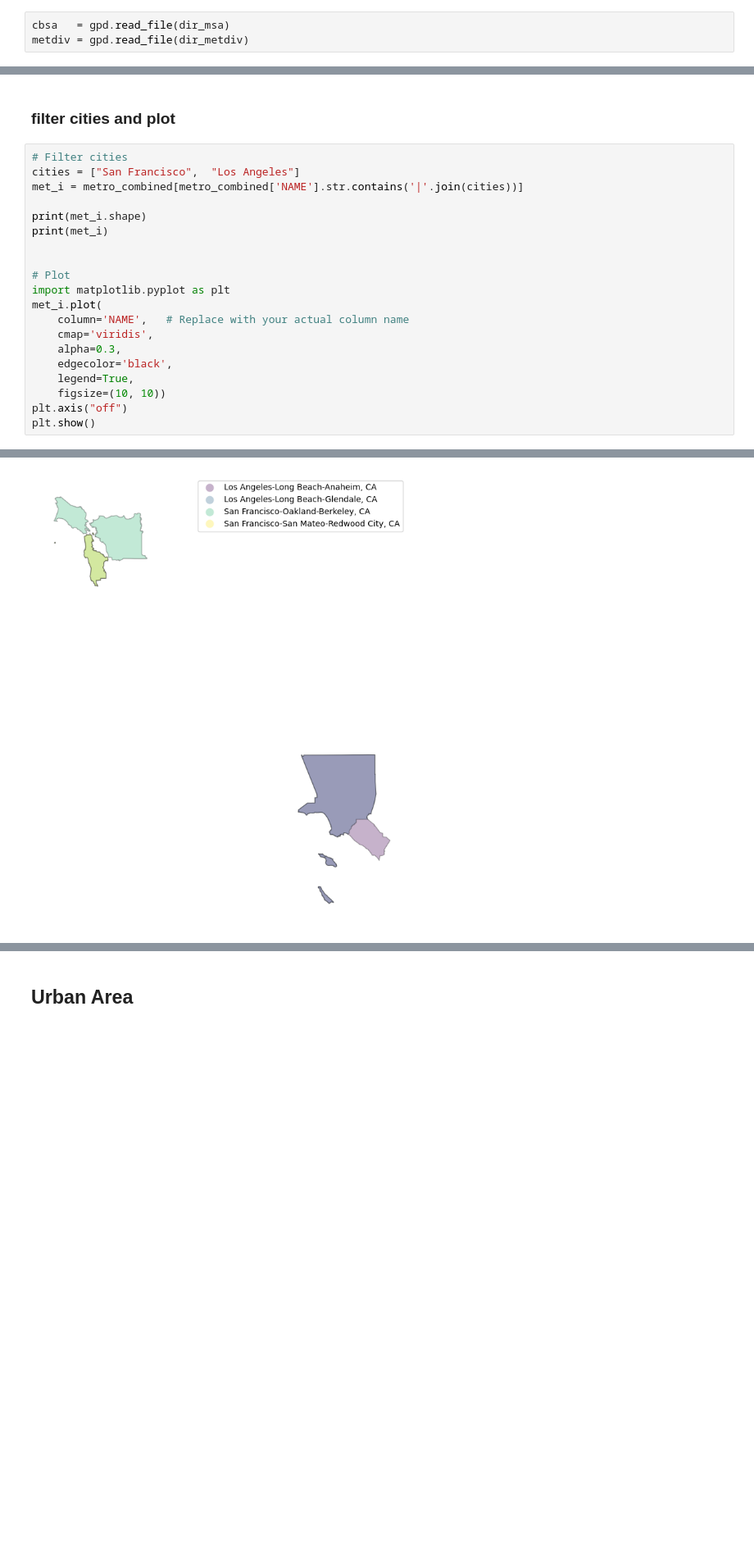
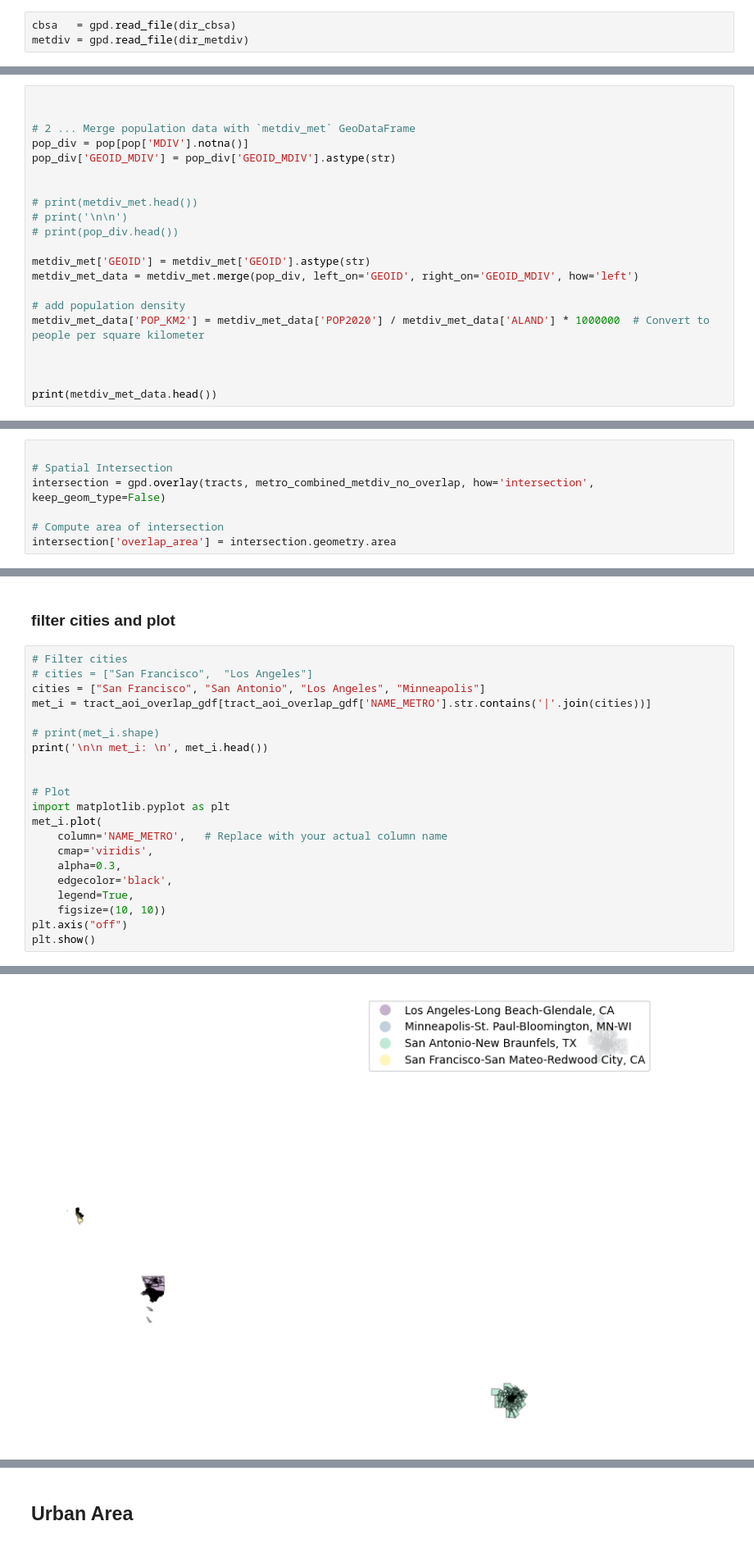
Before and after one commit to natcap/invest-mental-health, a Jupyter notebook: code/00a-aoi-urban-area.ipynb, the cells around one changed output, grey strips where cells are left out. Shown at 82% size. Drawn from its saved outputs; the diff is of its cells as text; blank space fills up the shorter version.

Commit message:
AOI data: metro, place, urban area

```diff
--- a/code/00a-aoi-urban-area.ipynb
+++ b/code/00a-aoi-urban-area.ipynb
@@ -28,7 +83,7 @@ bg = gpd.read_file(dir_bg)
 # %% [markdown]
 ## MSA
 # %%
-cbsa   = gpd.read_file(dir_msa)
+cbsa   = gpd.read_file(dir_cbsa)
 metdiv = gpd.read_file(dir_metdiv)
 # %% [markdown]
 ### filter metro area
@@ -69,0 +175,21 @@ Index(['CSAFP', 'CBSAFP', 'AFFGEOID', 'GEOID', 'NAME', 'NAMELSAD', 'LSAD',
+# %%
+
+
+# 2 ... Merge population data with `metdiv_met` GeoDataFrame
+pop_div = pop[pop['MDIV'].notna()]
+pop_div['GEOID_MDIV'] = pop_div['GEOID_MDIV'].astype(str)
+
+
+# print(metdiv_met.head())
+# print('\n\n')
+# print(pop_div.head())
+
+metdiv_met['GEOID'] = metdiv_met['GEOID'].astype(str)
+metdiv_met_data = metdiv_met.merge(pop_div, left_on='GEOID', right_on='GEOID_MDIV', how='left')
+
+# add population density
+metdiv_met_data['POP_KM2'] = metdiv_met_data['POP2020'] / metdiv_met_data['ALAND'] * 1000000  # Convert to people per square kilometer
+
+
+
+print(metdiv_met_data.head())
@@ -69,0 +310,7 @@ Index(['CSAFP', 'CBSAFP', 'AFFGEOID', 'GEOID', 'NAME', 'NAMELSAD', 'LSAD',
+# %%
+
+# Spatial Intersection
+intersection = gpd.overlay(tracts, metro_combined_metdiv_no_overlap, how='intersection', keep_geom_type=False)
+
+# Compute area of intersection
+intersection['overlap_area'] = intersection.geometry.area
@@ -81,17 +421,18 @@ Shapefile saved to:
 ### filter cities and plot
 # %%
 # Filter cities
-cities = ["San Francisco",  "Los Angeles"]
-met_i = metro_combined[metro_combined['NAME'].str.contains('|'.join(cities))]
+# cities = ["San Francisco",  "Los Angeles"]
+cities = ["San Francisco", "San Antonio", "Los Angeles", "Minneapolis"]
+met_i = tract_aoi_overlap_gdf[tract_aoi_overlap_gdf['NAME_METRO'].str.contains('|'.join(cities))]
 
-print(met_i.shape)
-print(met_i)
+# print(met_i.shape)
+print('\n\n met_i: \n', met_i.head())
 
 
 # Plot
 import matplotlib.pyplot as plt
 met_i.plot(
-    column='NAME',   # Replace with your actual column name
+    column='NAME_METRO',   # Replace with your actual column name
     cmap='viridis',
     alpha=0.3,
     edgecolor='black',
@@ -120,4 +461,4 @@ plt.show()
-[figure, old version]
+[figure, new version]
 # %%
 import matplotlib.pyplot as plt
 
```
Also changed, not shown: parts of 41 cells of this notebook.
